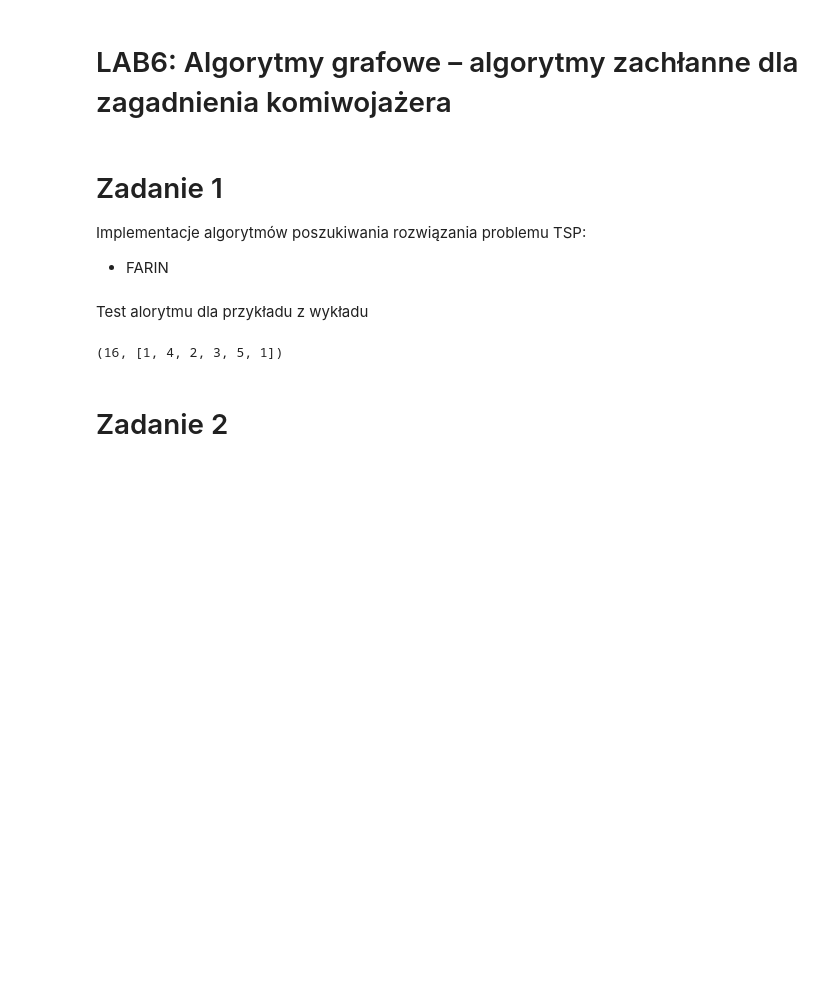
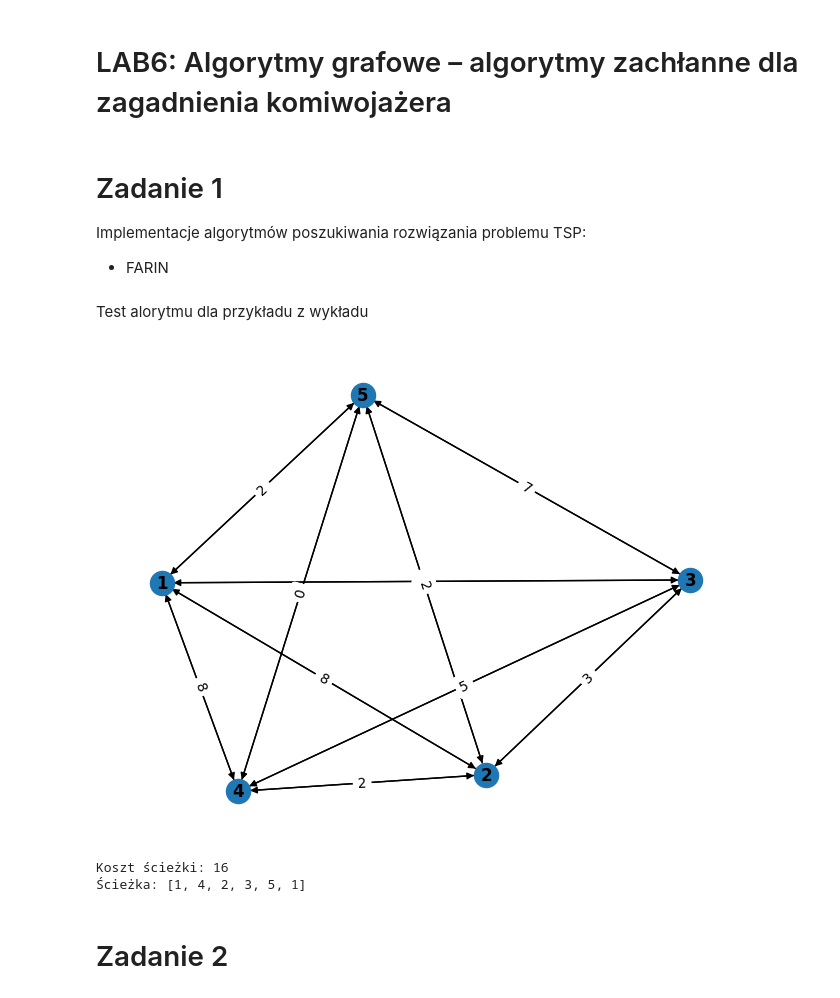
Before and after one commit to JakubStyczen/BO1, a Jupyter notebook: tsp.ipynb, the cells around one changed output. Saved outputs shown, nothing was run; the diff lists cells and outputs as text; code cells hidden in the pictures; blank space fills up the shorter version.

```diff
--- a/tsp.ipynb
+++ b/tsp.ipynb
@@ -81,27 +81,40 @@ def FARIN(G: graph, a: List[List[int]], s: int):
     path.append(s) #dodanie wierzchołka początkwoego do domknięcia cyklu Hamiltona
 
     return cost, path
+
+def info_graph(graph, weights, title=''):
+    G = nx.DiGraph(graph)
+    for u, v in G.edges:
+        G.edges[u, v]['weight'] = weights[u-1][v-1]
+    pos = nx.spring_layout(G)
+    nx.draw(G, pos, with_labels=True, font_weight='bold')
+    labels = nx.get_edge_attributes(G, 'weight')
+    nx.draw_networkx_edge_labels(G, pos, edge_labels=labels)
+    plt.show()
 # %% [markdown]
 Test alorytmu dla przykładu z wykładu
 # %%
 graph = {
     1: [2,3,4,5],
     2: [1,3,4,5],
     3: [1,2,4,5],
     4: [1,2,3,5],
     5: [1,2,3,4],
 }
 
 a = [
     [inf, 5, 4, 6, 6],
     [8, inf, 5, 3, 4],
     [4, 3, inf, 3, 1],
     [8, 2, 5, inf, 6],
     [2, 2, 7, 0, inf]
 ]
-
-print(FARIN(graph, a, 1))
+info_graph(graph, a)
+cost, path = FARIN(graph, a, 1)
+print(f'Koszt ścieżki: {cost} \nŚcieżka: {path}')
 # %% [output]
+[figure, added]
-(16, [1, 4, 2, 3, 5, 1])
+Koszt ścieżki: 16
+Ścieżka: [1, 4, 2, 3, 5, 1]
 # %% [markdown]
 # Zadanie 2
```
Also changed, not shown: parts of 5 cells of this notebook, 1 other file.
